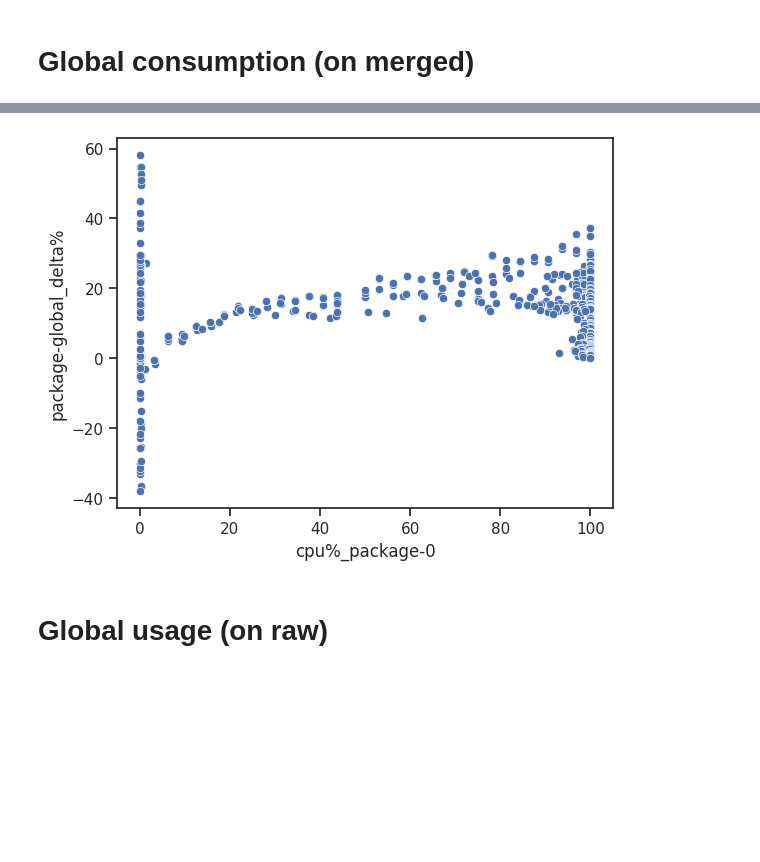
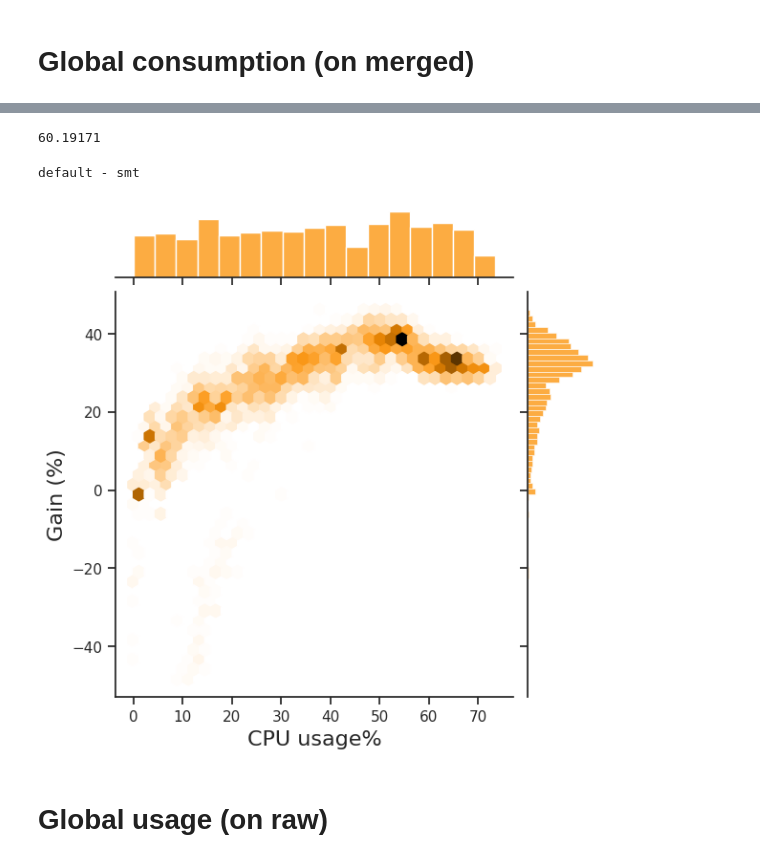
Before and after one commit to jacquetpi/rapl-reader, a Jupyter notebook: investig-consumption.ipynb, the cells around one changed output, grey strips where cells are left out. Drawn from its saved outputs; the diff is of its cells as text; code cells hidden in the pictures; blank space fills up the shorter version.

```diff
--- a/investig-consumption.ipynb
+++ b/investig-consumption.ipynb
@@ -31,18 +31,21 @@ def delta_from_merge(merged_dataset : pd.DataFrame, delta_between : list):
     unique_keys.remove('timestamp')
     unique_keys.remove('dataset')
     pd.set_option('mode.chained_assignment', None)
+    print(delta_between[0], '-', delta_between[1])
     for key in unique_keys:
-        filtered_dataset[delta_between[0]][key + '_delta'] = filtered_dataset[delta_between[1]][key] - filtered_dataset[delta_between[0]][key]
-        filtered_dataset[delta_between[0]][key + '_delta%'] = (filtered_dataset[delta_between[0]][key + '_delta']/filtered_dataset[delta_between[1]][key])*100
+        original = filtered_dataset[delta_between[0]][key]
+        new      = filtered_dataset[delta_between[1]][key]
+        filtered_dataset[delta_between[0]][key + '_delta']  =  original - new
+        filtered_dataset[delta_between[0]][key + '_delta%'] = (filtered_dataset[delta_between[0]][key + '_delta']/filtered_dataset[delta_between[0]][key])*100
 
     return filtered_dataset[delta_between[0]]
 # %% [markdown]
 ### Load as aggregated value on timestamp
 # %%
-dataset_smt  = format_csv('/usr/local/src/rapl-reader/measures/consumption-20230830-stress-smt-noturbo.csv')
-dataset_soc = format_csv('/usr/local/src/rapl-reader/measures/consumption-20230830-stress-socket-noturbo.csv')
+dataset_def = format_csv('/usr/local/src/rapl-reader/measures/consumption-20230714-nopin.csv')
+dataset_smt = format_csv('/usr/local/src/rapl-reader/measures/consumption-20230907-activecores3.csv')
 
-dataset_merged = merge_datasets({'smt':dataset_smt, 'default':dataset_soc})
+dataset_merged = merge_datasets({'default':dataset_def, 'smt':dataset_smt, })
 # %% [markdown]
 ### Load raw
 # %%
@@ -119,0 +129,4 @@ ax = sns.scatterplot(data=dataset_merged, x='cpu%_package-0', y='package-0', hue
+# %%
+max(delta_df['cpu%_package-global'])
+# %% [output]
+60.19171
@@ -120,9 +136,13 @@ ax = sns.scatterplot(data=dataset_merged, x='cpu%_package-0', y='package-0', hue
 # %%
-delta_df = delta_from_merge(merged_dataset=dataset_merged, delta_between=['smt', 'socket'])
+delta_df = delta_from_merge(merged_dataset=dataset_merged, delta_between=['default', 'smt'])
 delta_df = delta_df.drop(delta_df[delta_df['package-global_delta%'] < -50].index)
-ax = sns.scatterplot(data=delta_df, x='cpu%_package-0', y='package-global_delta%')
+
+#ax = sns.scatterplot(data=delta_df, x='cpu%_package-global', y='package-global_delta%')
+g = sns.jointplot(data=delta_df, x='cpu%_package-global', y='package-global_delta%', kind="hex", color="#fc9003")
+x = g.set_axis_labels('CPU usage%', 'Gain (%)', fontsize=16)
 # %% [output]
+default - smt
-[figure, old version]
+[figure, new version]
 # %% [markdown]
 # Global usage (on raw)
 # %% [markdown]
```
Also changed, not shown: parts of 25 cells of this notebook, 3 other files.
